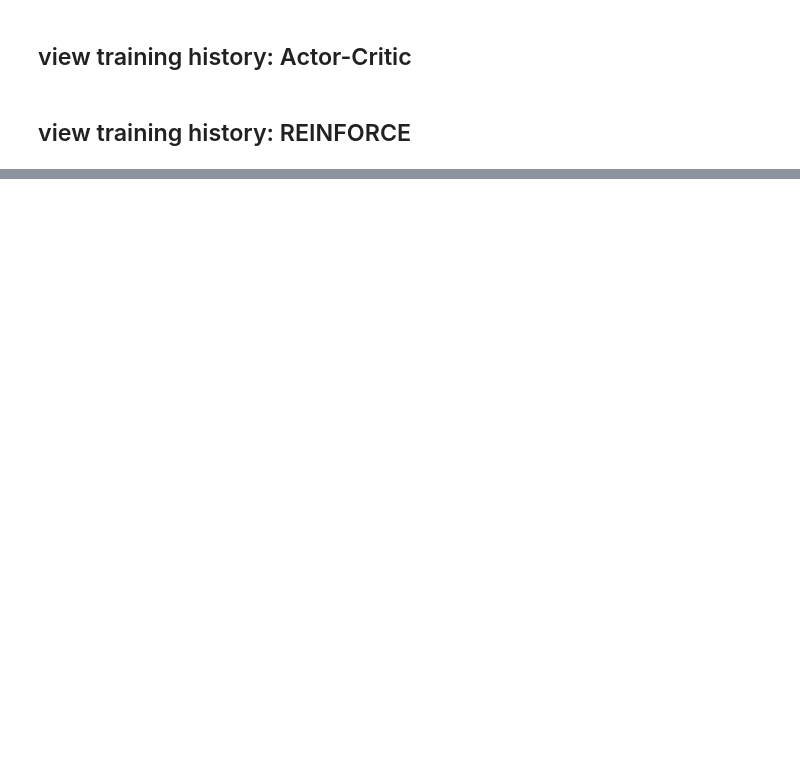
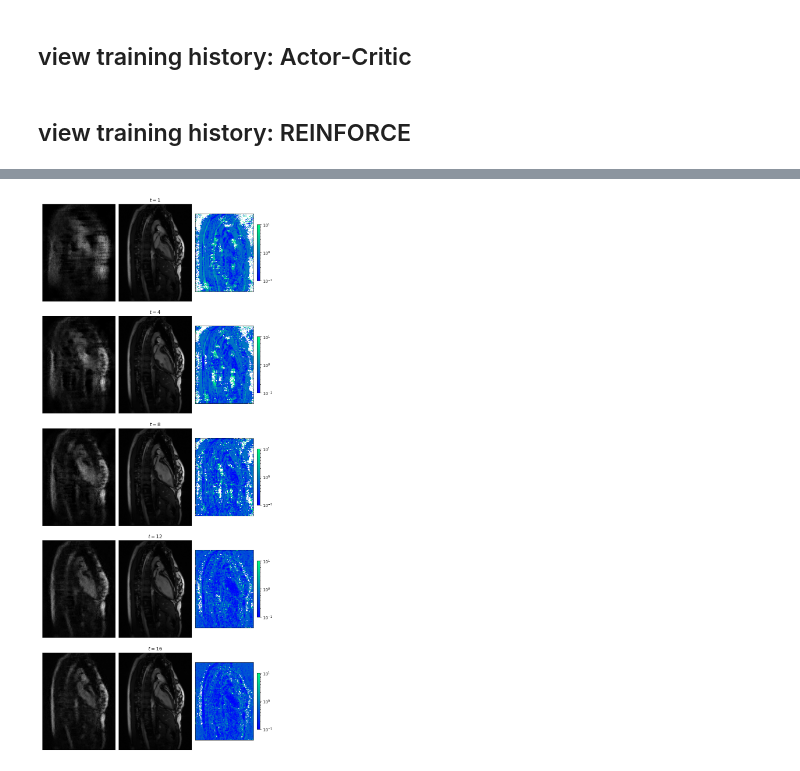
Before and after one commit to zhishenhuang/RLsamp, a Jupyter notebook: RL_dev.ipynb, the cells around one changed output, grey strips where cells are left out. Cells and saved outputs as stored; diff of their text form; code cells hidden in the pictures; blank space fills up the shorter version.

```diff
--- a/RL_dev.ipynb
+++ b/RL_dev.ipynb
@@ -478,7 +561,8 @@ plt.savefig(figname, bbox_inches='tight',
 plt.show()
 # %%
 # hist_dir = '/home/ec2-user/SageMaker/RLsamp/output/Test_REINFORCE_hist_2023-05-02_base8_budget16_REINFORCE_test_magweg1.0_rwd1.pt'
-hist_dir = '/home/ec2-user/SageMaker/RLsamp/output/Test_REINFORCE_hist_2023-05-08_base8_budget16_REINFORCE_test_magweg1.0_rwd1.pt'
+# hist_dir = '/home/ec2-user/SageMaker/RLsamp/output/Test_REINFORCE_hist_2023-05-08_base8_budget16_REINFORCE_test_magweg1.0_rwd1.pt'
+hist_dir = '/home/ec2-user/SageMaker/RLsamp/output/Test_REINFORCE_hist_2023-05-29_base8_budget16_REINFORCE_test_magweg1.0_rwd1.pt'
 data = torch.load(hist_dir)
 print(data.keys())
 print(data['testing_record'].keys())
@@ -505,37 +688,33 @@ LowFreq. ssim test :  0.6385296720234378
 # %%
-T = 16
-
-series = data['testing_record']['recon_samples'][0:T]
-gts    = [item[0].squeeze().cpu() for item in series]
-recons = [item[1].squeeze().cpu() for item in series]
-
 figsize = (10,25)
 nrows = 5
 ncols = 3
 fig, axs = plt.subplots(nrows=nrows,ncols=ncols,figsize=figsize)
 
 window_large = 300
 window_small = 300
 
 frame = np.linspace(0,T-1,nrows).astype(int)
 for i in range(nrows):
     axs[i,0].imshow(gts[frame[i]],vmin=0,vmax=1,cmap='gray')
     axs[i,1].set_title(fr'$t={frame[i]+1}$')
     axs[i,1].imshow(recons[frame[i]],vmin=0,vmax=1,cmap='gray')
     hdl = axs[i,2].imshow(abs(recons[frame[i]]-gts[frame[i]])/gts[frame[i]] , norm=colors.LogNorm(vmin=0.1,vmax=10), cmap='winter')
     fig.colorbar(hdl, ax=axs[i,2], location='right', anchor=(0, 0.5), shrink=0.5)
 
 for i in range(nrows):
     for j in range(ncols):
         axs[i,j].set_xticks([])
         axs[i,j].set_yticks([])
 
 figname = '/home/ec2-user/SageMaker/RLsamp/figures/REINFORCE_recon_example.pdf'
-plt.savefig(figname, bbox_inches='tight',
-               transparent=True)
+# plt.savefig(figname, bbox_inches='tight',
+#                transparent=True)
 
 plt.subplots_adjust(wspace=.05, hspace=0)
 plt.show()
+# %% [output]
+[figure, added]
 # %%
 ncfiles = np.load('/home/ec2-user/SageMaker/RLsamp/test_files.npz')['files']
 t_backtrack = 8
```
Also changed, not shown: parts of 37 cells of this notebook, 3 other files.
